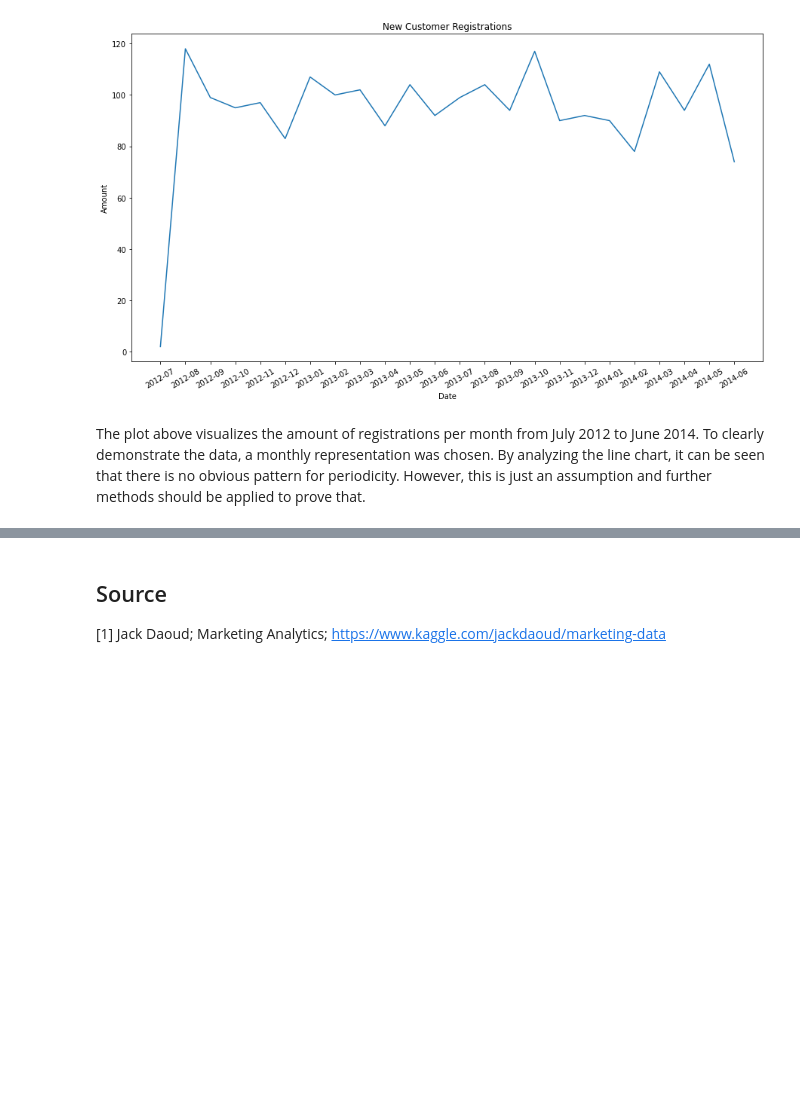
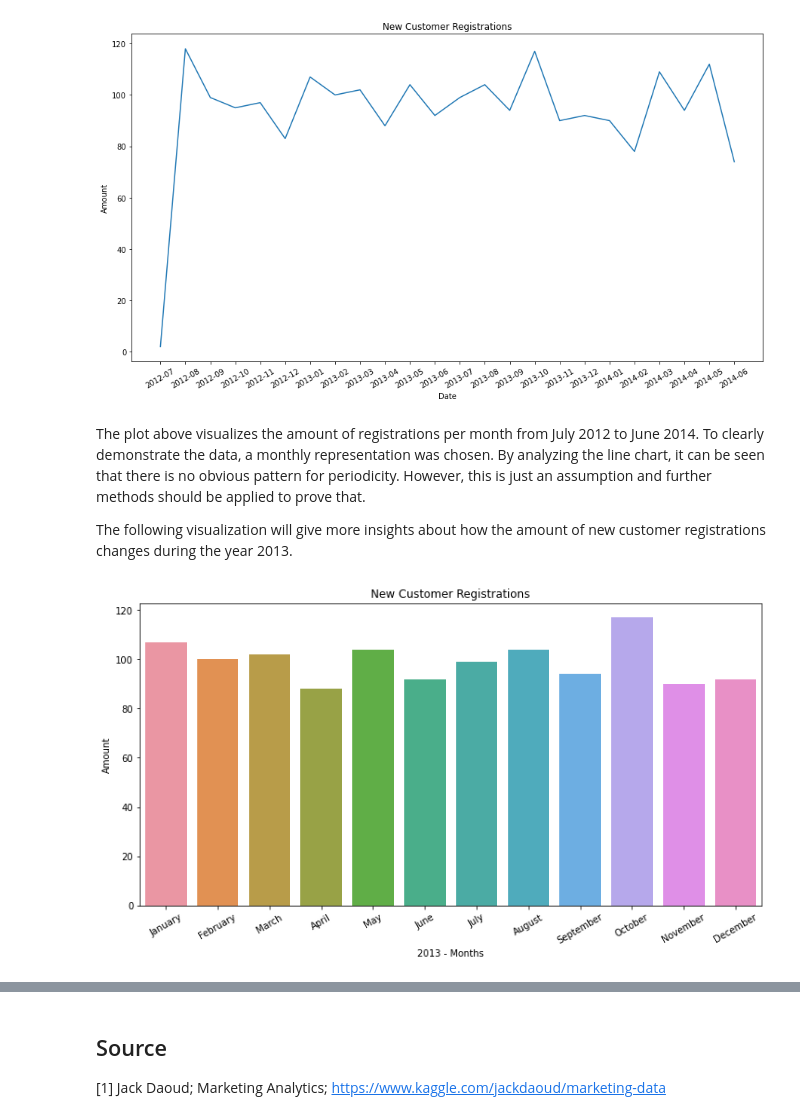
Before and after one commit to JFando/Data_Visualization, a Jupyter notebook: Homework_2.ipynb, the cells around one changed output, grey strips where cells are left out. Saved outputs shown, nothing was run; the diff lists cells and outputs as text; code cells hidden in the pictures; blank space fills up the shorter version.

```diff
--- a/Homework_2.ipynb
+++ b/Homework_2.ipynb
@@ -169,3 +169,26 @@ plt.title("New Customer Registrations");
 [figure]
 # %% [markdown]
 The plot above visualizes the amount of registrations per month from July 2012 to June 2014. To clearly demonstrate the data, a monthly representation was chosen. By analyzing the line chart, it can be seen that there is no obvious pattern for periodicity. However, this is just an assumption and further methods should be applied to prove that.
+
+The following visualization will give more insights about how the amount of new customer registrations changes during the year 2013.
+# %%
+df3 = df[(df['Date'] >= "2013-01-01") & (df['Date'] <= "2013-12-31")]
+df3.index = pd.to_datetime(df3['Date'],format='%m/%d/%y %I:%M%p')
+dt = df3.groupby(by=[df3.index.month]).size()
+dt = dt.to_frame().reset_index()
+dt = dt.rename(columns={0: "count"})
+dec = list(dt["count"])
+da = list(dt.Date)
+# %%
+import calendar
+months = list(calendar.month_name)
+months.pop(0);
+# %%
+plt.figure(figsize = (12,6))
+plt.xticks(rotation=30)
+sns.barplot(x = months, y = dec)
+plt.xlabel("2013 - Months")
+plt.ylabel("Amount")
+plt.title("New Customer Registrations");
+# %% [output]
+[figure, added]
```
Also changed, not shown: parts of 7 cells of this notebook.
